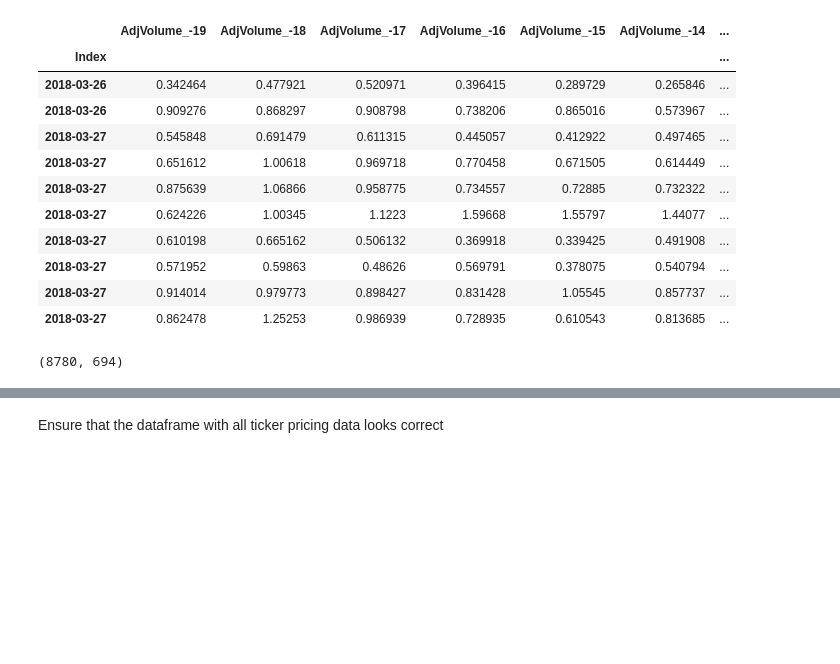
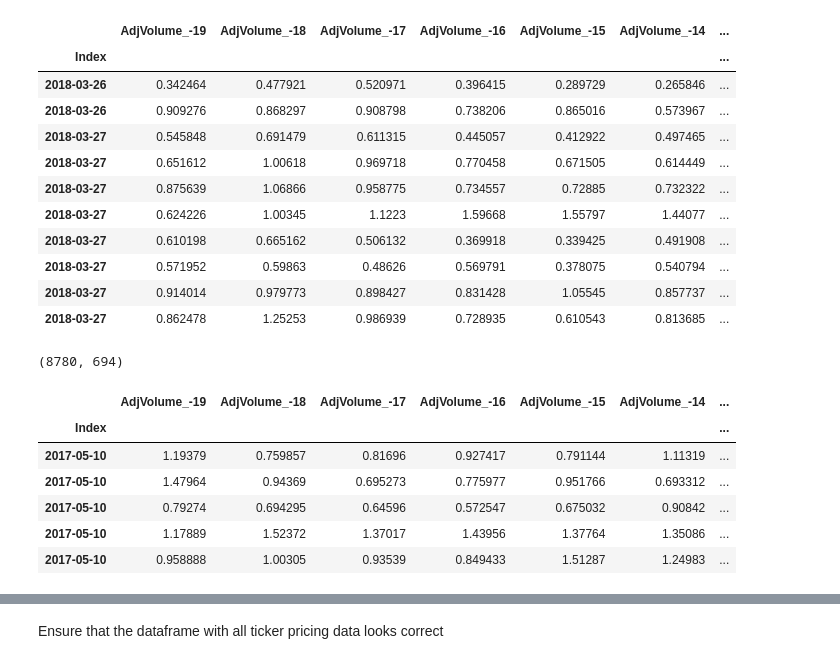
Before and after one commit to Lindstaedt/Stock-recommendation-with-ML, a Jupyter notebook: notebooks/02.0-fl-data-preparation.ipynb, the cells around one changed output, grey strips where cells are left out. Cells and saved outputs as stored; diff of their text form; code cells hidden in the pictures; blank space fills up the shorter version.

```diff
--- a/notebooks/02.0-fl-data-preparation.ipynb
+++ b/notebooks/02.0-fl-data-preparation.ipynb
@@ -890,8 +891,8 @@ feature engineering
 ## 4) Split data into training and test data
 # %%
 # split df into features and target (column setup_for_profitable_trade)
-df_X = df_Xy.drop(columns=['setup_for_profitable_trade'])
-df_y = df_Xy['setup_for_profitable_trade']
+df_X = df_Xy_all_tickers_final.drop(columns=['setup_for_profitable_trade'])
+df_y = df_Xy_all_tickers_final['setup_for_profitable_trade']
 
 # split data into training and test data - keep sort order by date (ie shuffle=False)
 X_train, X_test, y_train, y_test = train_test_split(df_X, df_y, test_size=0.2, shuffle=False)
@@ -899,8 +900,8 @@ X_train, X_test, y_train, y_test = train_test_split(df_X, df_y, test_size=0.2, s
 # save the data for use in machine learning notebooks - training and test data
 fastparquet.write('../data/processed/X_train.parq', X_train)
 fastparquet.write('../data/processed/X_test.parq', X_test)
-fastparquet.write('../data/processed/y_train.parq', y_train)
-fastparquet.write('../data/processed/y_test.parq', y_test)
+pickle.dump(y_train, open('../data/processed/y_train.pkl', 'wb')) # pickle works better for these data structures
+pickle.dump(y_test, open('../data/processed/y_test.pkl', 'wb')) # pickle works better for these data structures
 # %% [markdown]
 ## 5) Quick inspection of final data set for machine learning
 # %% [markdown]
@@ -925,3 +926,13 @@ df_Xy_all_tickers_final.tail(10)
 df_Xy_all_tickers_final.shape
 # %% [output]
 (8780, 694)
+# %%
+X_train.tail()
+# %% [output]
+|  | AdjVolume_-19 | AdjVolume_-18 | AdjVolume_-17 | AdjVolume_-16 | AdjVolume_-15 | AdjVolume_-14 | ... |
+| Index |  |  |  |  |  |  | ... |
+| 2017-05-10 | 1.19379 | 0.759857 | 0.81696 | 0.927417 | 0.791144 | 1.11319 | ... |
+| 2017-05-10 | 1.47964 | 0.94369 | 0.695273 | 0.775977 | 0.951766 | 0.693312 | ... |
+| 2017-05-10 | 0.79274 | 0.694295 | 0.64596 | 0.572547 | 0.675032 | 0.90842 | ... |
+| 2017-05-10 | 1.17889 | 1.52372 | 1.37017 | 1.43956 | 1.37764 | 1.35086 | ... |
+| 2017-05-10 | 0.958888 | 1.00305 | 0.93539 | 0.849433 | 1.51287 | 1.24983 | ... |
```
Also changed, not shown: parts of 3 cells of this notebook, 1 other file.
